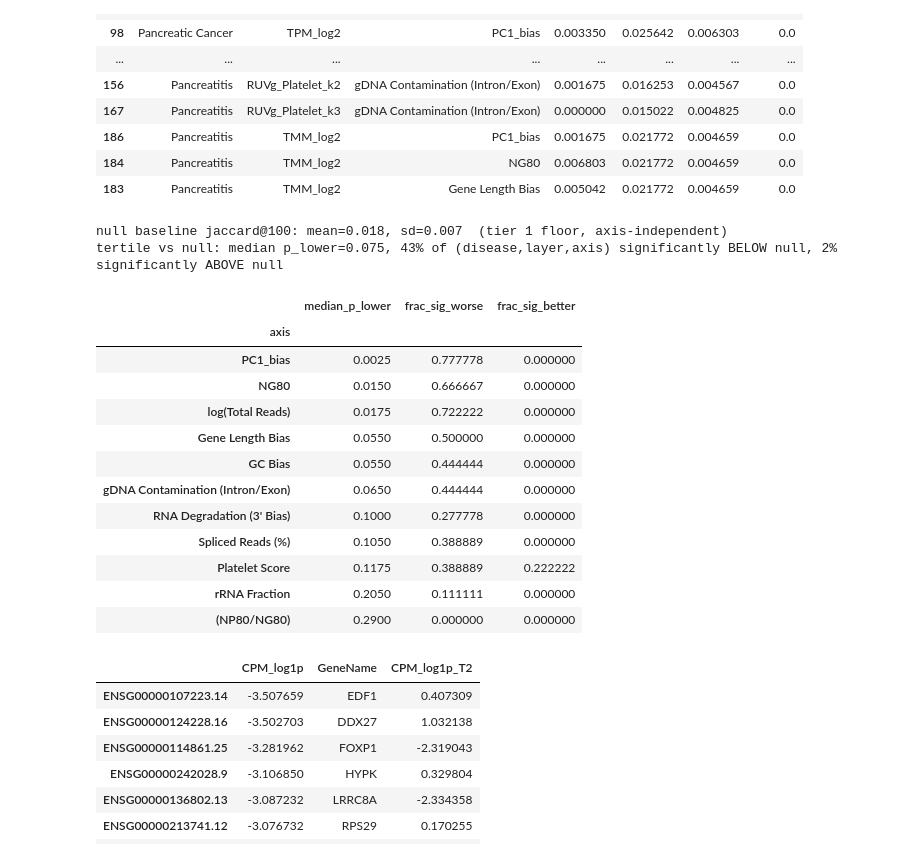
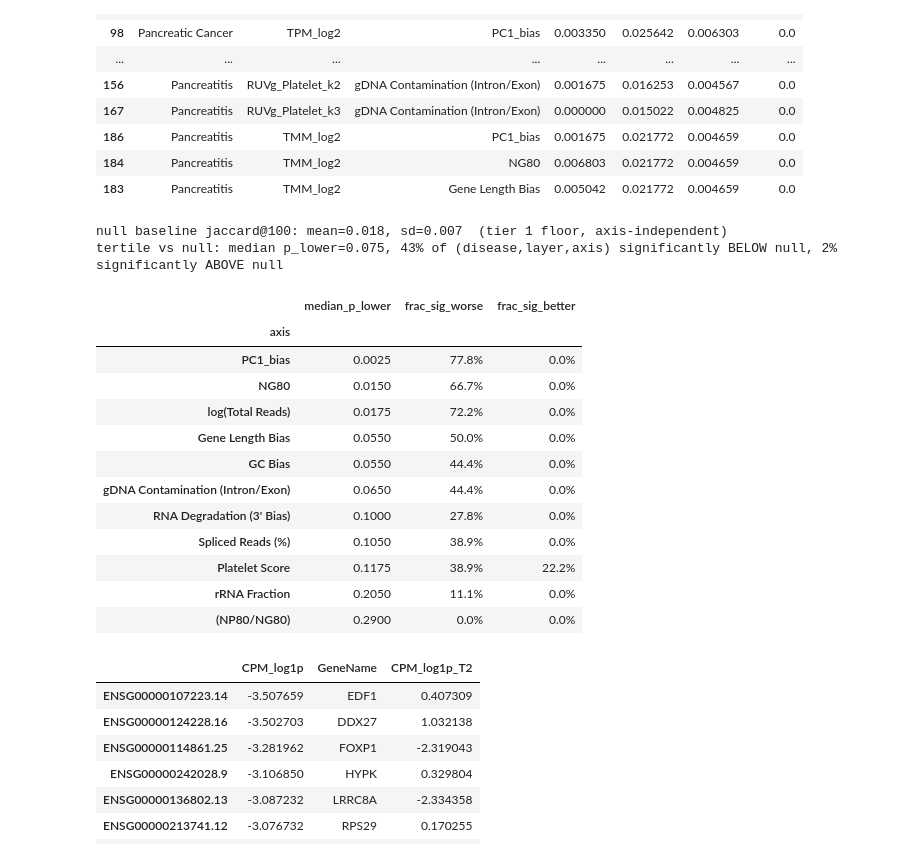
Before and after one commit to jmj3078/cfRNA_Disentaglement, a Jupyter notebook: EDA/9_control_split_variation.ipynb, the cells around one changed output. Saved outputs shown, nothing was run; the diff lists cells and outputs as text; code cells hidden in the pictures.

Commit message:
control split test

```diff
--- a/EDA/9_control_split_variation.ipynb
+++ b/EDA/9_control_split_variation.ipynb
@@ -60,33 +60,37 @@ pval.sort_values('p_lower').head(20)
 | 184 | Pancreatitis | TMM_log2 | NG80 | 0.006803 | 0.021772 | 0.004659 | 0.0 |
 | 183 | Pancreatitis | TMM_log2 | Gene Length Bias | 0.005042 | 0.021772 | 0.004659 | 0.0 |
 # %%
+# p_lower = fraction of null (random-split) jaccard_k100 draws <= the observed tertile value,
+# per (disease, layer); low p_lower = tertile reproduces WORSE than a same-size random split.
 print(f"null baseline jaccard@100: mean={null['jaccard_k100'].mean():.3f}, "
      f"sd={null['jaccard_k100'].std():.3f}  (tier 1 floor, axis-independent)")
 print(f"tertile vs null: median p_lower={pval['p_lower'].median():.3f}, "
      f"{(pval['p_lower'] < 0.05).mean()*100:.0f}% of (disease,layer,axis) significantly BELOW null, "
      f"{(pval['p_lower'] > 0.95).mean()*100:.0f}% significantly ABOVE null")
 
 by_axis = pval.groupby('axis')['p_lower'].agg(
     median_p_lower='median',
     frac_sig_worse=lambda s: (s < 0.05).mean(),
-    frac_sig_better=lambda s: (s > 0.95).mean())
-by_axis.sort_values('median_p_lower')
+    frac_sig_better=lambda s: (s > 0.95).mean()).sort_values('median_p_lower')
+by_axis['frac_sig_worse'] = (by_axis['frac_sig_worse'] * 100).round(1).astype(str) + '%'
+by_axis['frac_sig_better'] = (by_axis['frac_sig_better'] * 100).round(1).astype(str) + '%'
+by_axis
 # %% [output]
 null baseline jaccard@100: mean=0.018, sd=0.007  (tier 1 floor, axis-independent)
 tertile vs null: median p_lower=0.075, 43% of (disease,layer,axis) significantly BELOW null, 2% significantly ABOVE null
 |  | median_p_lower | frac_sig_worse | frac_sig_better |
 | axis |  |  |  |
-| PC1_bias | 0.0025 | 0.777778 | 0.000000 |
-| NG80 | 0.0150 | 0.666667 | 0.000000 |
-| log(Total Reads) | 0.0175 | 0.722222 | 0.000000 |
-| Gene Length Bias | 0.0550 | 0.500000 | 0.000000 |
-| GC Bias | 0.0550 | 0.444444 | 0.000000 |
-| gDNA Contamination (Intron/Exon) | 0.0650 | 0.444444 | 0.000000 |
-| RNA Degradation (3' Bias) | 0.1000 | 0.277778 | 0.000000 |
-| Spliced Reads (%) | 0.1050 | 0.388889 | 0.000000 |
-| Platelet Score | 0.1175 | 0.388889 | 0.222222 |
-| rRNA Fraction | 0.2050 | 0.111111 | 0.000000 |
-| (NP80/NG80) | 0.2900 | 0.000000 | 0.000000 |
+| PC1_bias | 0.0025 | 77.8% | 0.0% |
+| NG80 | 0.0150 | 66.7% | 0.0% |
+| log(Total Reads) | 0.0175 | 72.2% | 0.0% |
+| Gene Length Bias | 0.0550 | 50.0% | 0.0% |
+| GC Bias | 0.0550 | 44.4% | 0.0% |
+| gDNA Contamination (Intron/Exon) | 0.0650 | 44.4% | 0.0% |
+| RNA Degradation (3' Bias) | 0.1000 | 27.8% | 0.0% |
+| Spliced Reads (%) | 0.1050 | 38.9% | 0.0% |
+| Platelet Score | 0.1175 | 38.9% | 22.2% |
+| rRNA Fraction | 0.2050 | 11.1% | 0.0% |
+| (NP80/NG80) | 0.2900 | 0.0% | 0.0% |
 # %%
 # 3. optional deep dive into one comparison's t-statistics / expression matrices
 # (written per-comparison by run_control_composition.py; load only what's needed)
```
Also changed, not shown: parts of 4 cells of this notebook, 1 other file.
